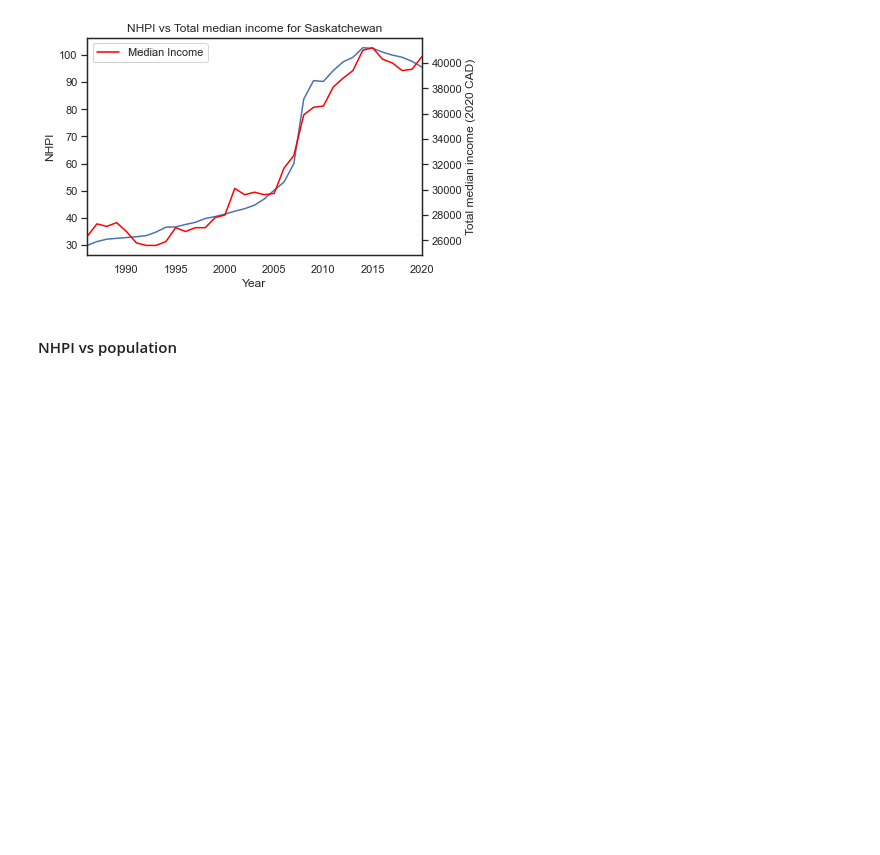
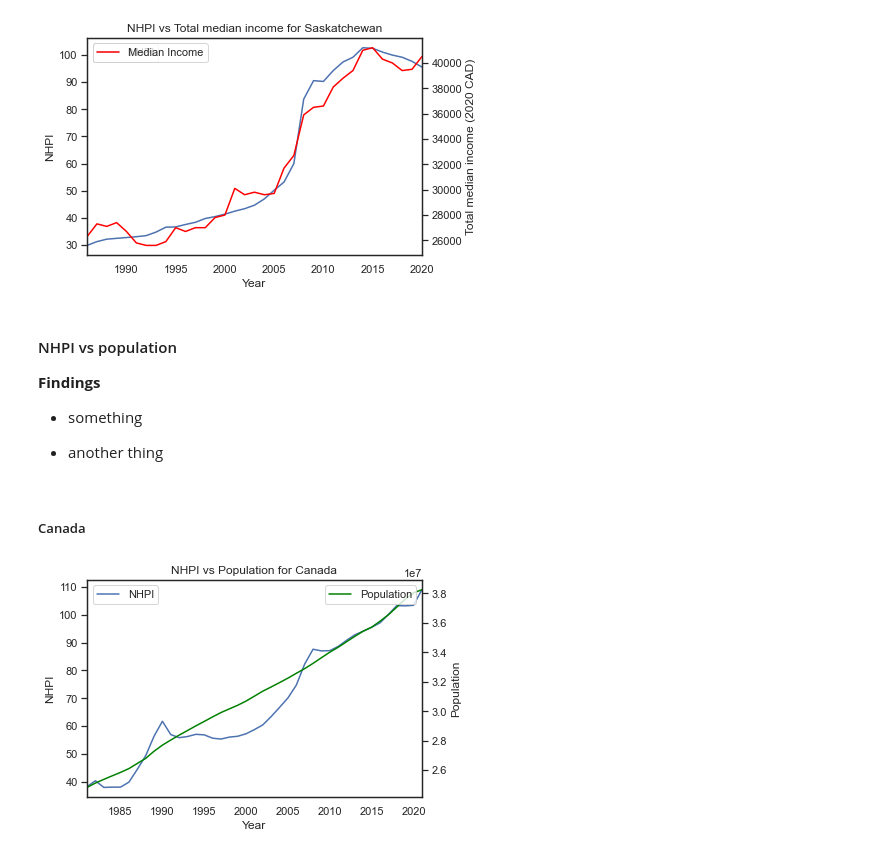
Before and after one commit to ChinhTranKaizen/StatCanHousing, a Jupyter notebook: DataAnalysis.ipynb, the cells around one changed output. Cells and saved outputs as stored; diff of their text form; code cells hidden in the pictures; blank space fills up the shorter version.

```diff
--- a/DataAnalysis.ipynb
+++ b/DataAnalysis.ipynb
@@ -89,7 +102,7 @@ for name in provinces_names:
 # %% [markdown]
 #### Population
 # %%
-dfPop_CAN = dfIncome[dfIncome['GEO']=='Canada'].head()
+dfPop_CAN = dfPop[dfPop['GEO']=='Canada']
 province_df_Pop = {}
 for name in provinces_names:
-    province_df_Pop[name] = dfPop_CAN[dfPop_CAN.GEO == name]
+    province_df_Pop[name] = dfPop[dfPop.GEO == name]
@@ -300,3 +309,28 @@ plt.show()
 [figure]
 # %% [markdown]
 #### NHPI vs population
+**Findings**
+- something
+
+- another thing
+# %% [markdown]
+##### Canada
+# %%
+#Perform a query on 2 tables: NHPI and income
+NHPIvsPop_CAN = df[df.GEO =='Canada'].merge(dfPop_CAN,on='REF_DATE',suffixes=("_NHPI","_Pop"))\
+    .drop(columns=['GEO_NHPI','GEO_Pop','New housing price indexes'])
+#Plot a 2 y-axes line plot
+sns.set_theme(style="white", palette=None)
+fig, ax1 = plt.subplots()
+ax2 = ax1.twinx()
+NHPIvsPop_CAN.plot(x='REF_DATE',y='VALUE_NHPI',ax=ax1)
+ax1.set_ylabel('NHPI')
+ax1.set_xlabel('Year')
+ax1.legend(['NHPI'])
+NHPIvsPop_CAN.plot(x='REF_DATE',y='VALUE_Pop',color="green",ax=ax2)
+ax2.set_ylabel('Population')
+ax2.legend(['Population'],loc=1)
+ax1.set_title('NHPI vs Population for Canada')
+plt.show()
+# %% [output]
+[figure, added]
```
Also changed, not shown: parts of 22 cells of this notebook.
